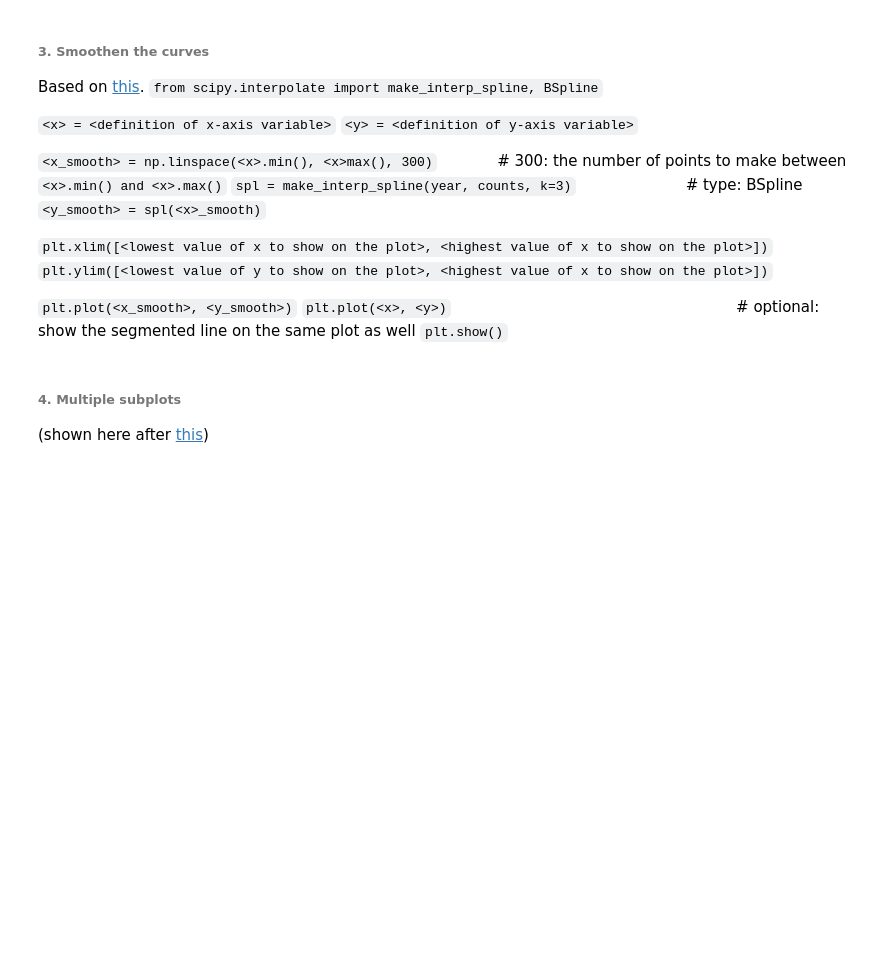
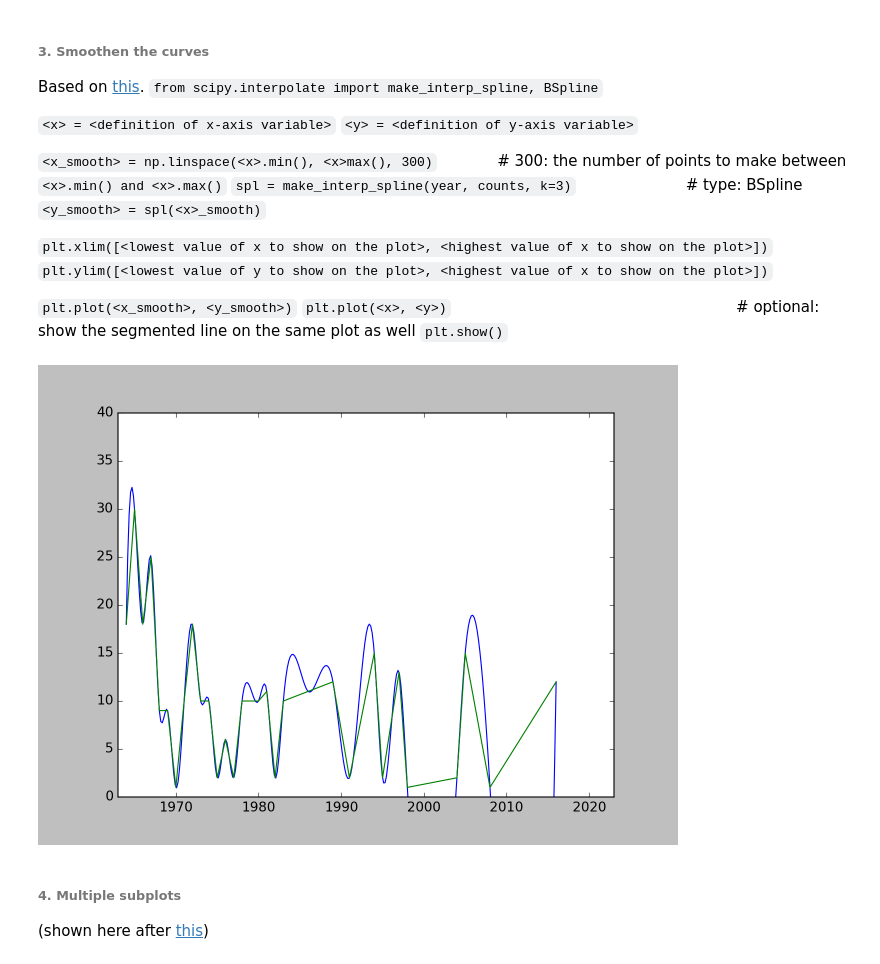
Before and after one commit to devedzic/eda_rs, a Jupyter notebook: eda.ipynb, the cells around one changed output. Cells and saved outputs as stored; diff of their text form; code cells hidden in the pictures; blank space fills up the shorter version.

```diff
--- a/eda.ipynb
+++ b/eda.ipynb
@@ -980,37 +1120,41 @@ Based on [this](https://stackoverflow.com/a/5284038/1899061).
 # %%
 # # 300 represents the number of points to make between T.min and T.max
 # T = np.array([6, 7, 8, 9, 10, 11, 12])
 # power = np.array([1.53E+03, 5.92E+02, 2.04E+02, 7.24E+01, 2.72E+01, 1.10E+01, 4.70E+00])
 #
 # # plt.plot(T,power)
 # # plt.show()
 #
 # xnew = np.linspace(T.min(), T.max(), 300)
 #
 # spl = make_interp_spline(T, power, k=3)  # type: BSpline
 # power_smooth = spl(xnew)
 #
 # plt.plot(xnew, power_smooth)
 # plt.show()
 
-# from scipy.interpolate import make_interp_spline, BSpline
-#
-# year_smooth = np.linspace(year.min(), year.max(), 300)
-# spl = make_interp_spline(year, counts, k=3)  # type: BSpline
-# counts_smooth = spl(year_smooth)
-#
-# plt.xlim([1961, 1980])
-# plt.ylim([0, 70])
-#
-# plt.plot(year_smooth, counts_smooth)
-# plt.plot(year, counts)
-# plt.show()
+from scipy.interpolate import make_interp_spline, BSpline
+
+year_smooth = np.linspace(year.min(), year.max(), 300)
+spl = make_interp_spline(year, count, k=3)  # type: BSpline
+counts_smooth = spl(year_smooth)
+
+plt.ticklabel_format(useOffset=False)
+
+plt.xlim([1963, 2023])
+plt.ylim([0, 40])
+
+plt.plot(year_smooth, counts_smooth)
+plt.plot(year, count)
+plt.show()
 #
 # # Alternatively
 # ax = plt.axes()
 # ax.set(xlim=(years.min(), years.max()), ylim=(0, 70), xlabel='year', ylabel='count', title='Song counts over years')
 # ax.plot(years, counts, color='steelblue', linewidth=2, marker='o', alpha=0.8)
 # ax.plot(year_smooth, counts_smooth, color='steelblue', linewidth=3, alpha=0.8);
+# %% [output]
+[figure, added]
 # %% [markdown]
 ###### 4. Multiple subplots
 (shown here after [this](https://jakevdp.github.io/PythonDataScienceHandbook/04.08-multiple-subplots.html))
```
Also changed, not shown: parts of 17 cells of this notebook, 1 other file.
